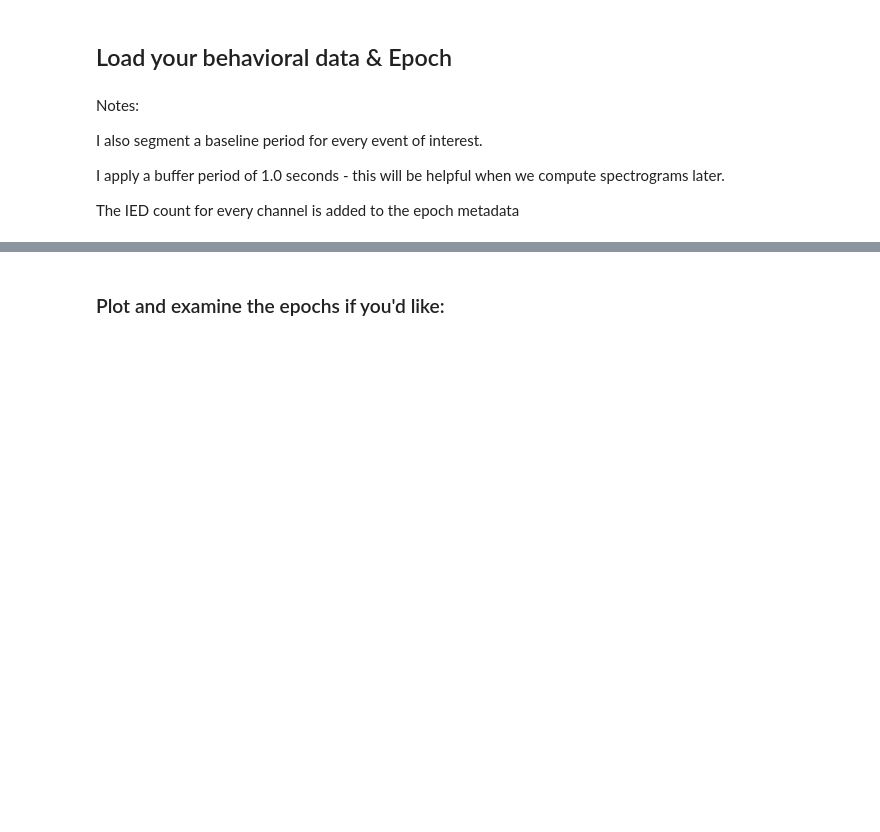
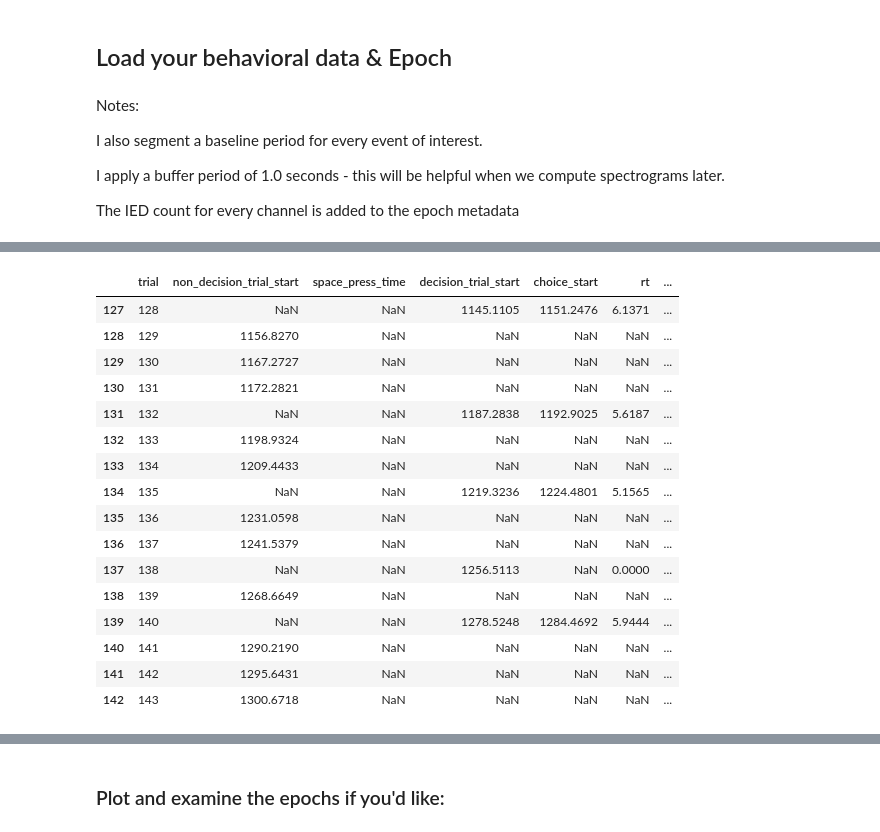
Before and after one commit to gelanat/LFPAnalysis, a Jupyter notebook: SNT_scripts/SNT_preprocess.ipynb, the cells around one changed output, grey strips where cells are left out. Drawn from its saved outputs; the diff is of its cells as text; code cells hidden in the pictures; blank space fills up the shorter version.

```diff
--- a/SNT_scripts/SNT_preprocess.ipynb
+++ b/SNT_scripts/SNT_preprocess.ipynb
@@ -323,0 +479,22 @@ offsets = {'MS030': [48.26914492235858],
+# %%
+time_df.iloc[137, time_df.columns.get_loc('key_pressed')] = 2.0
+# %%
+time_df.iloc[127:143, :]
+# %% [output]
+|  | trial | non_decision_trial_start | space_press_time | decision_trial_start | choice_start | rt | ... |
+| 127 | 128 | NaN | NaN | 1145.1105 | 1151.2476 | 6.1371 | ... |
+| 128 | 129 | 1156.8270 | NaN | NaN | NaN | NaN | ... |
+| 129 | 130 | 1167.2727 | NaN | NaN | NaN | NaN | ... |
+| 130 | 131 | 1172.2821 | NaN | NaN | NaN | NaN | ... |
+| 131 | 132 | NaN | NaN | 1187.2838 | 1192.9025 | 5.6187 | ... |
+| 132 | 133 | 1198.9324 | NaN | NaN | NaN | NaN | ... |
+| 133 | 134 | 1209.4433 | NaN | NaN | NaN | NaN | ... |
+| 134 | 135 | NaN | NaN | 1219.3236 | 1224.4801 | 5.1565 | ... |
+| 135 | 136 | 1231.0598 | NaN | NaN | NaN | NaN | ... |
+| 136 | 137 | 1241.5379 | NaN | NaN | NaN | NaN | ... |
+| 137 | 138 | NaN | NaN | 1256.5113 | NaN | 0.0000 | ... |
+| 138 | 139 | 1268.6649 | NaN | NaN | NaN | NaN | ... |
+| 139 | 140 | NaN | NaN | 1278.5248 | 1284.4692 | 5.9444 | ... |
+| 140 | 141 | 1290.2190 | NaN | NaN | NaN | NaN | ... |
+| 141 | 142 | 1295.6431 | NaN | NaN | NaN | NaN | ... |
+| 142 | 143 | 1300.6718 | NaN | NaN | NaN | NaN | ... |
```
Also changed, not shown: parts of 14 cells of this notebook, 1 other file.
